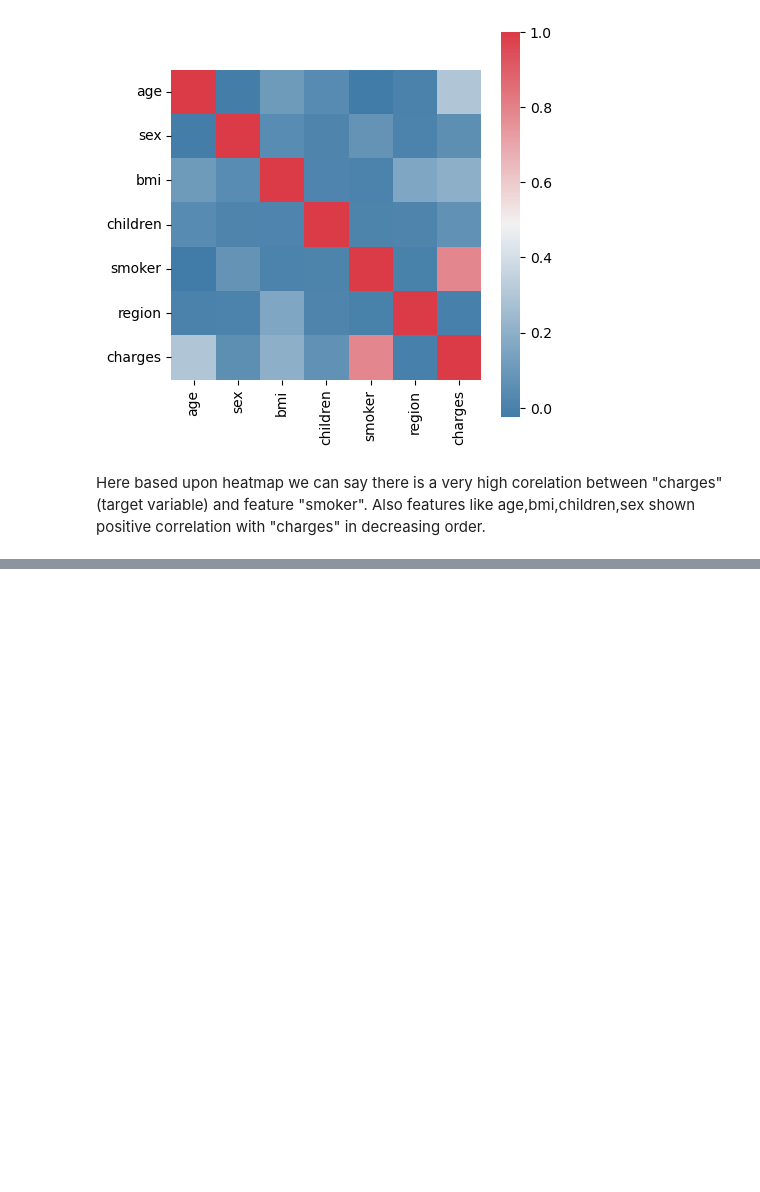
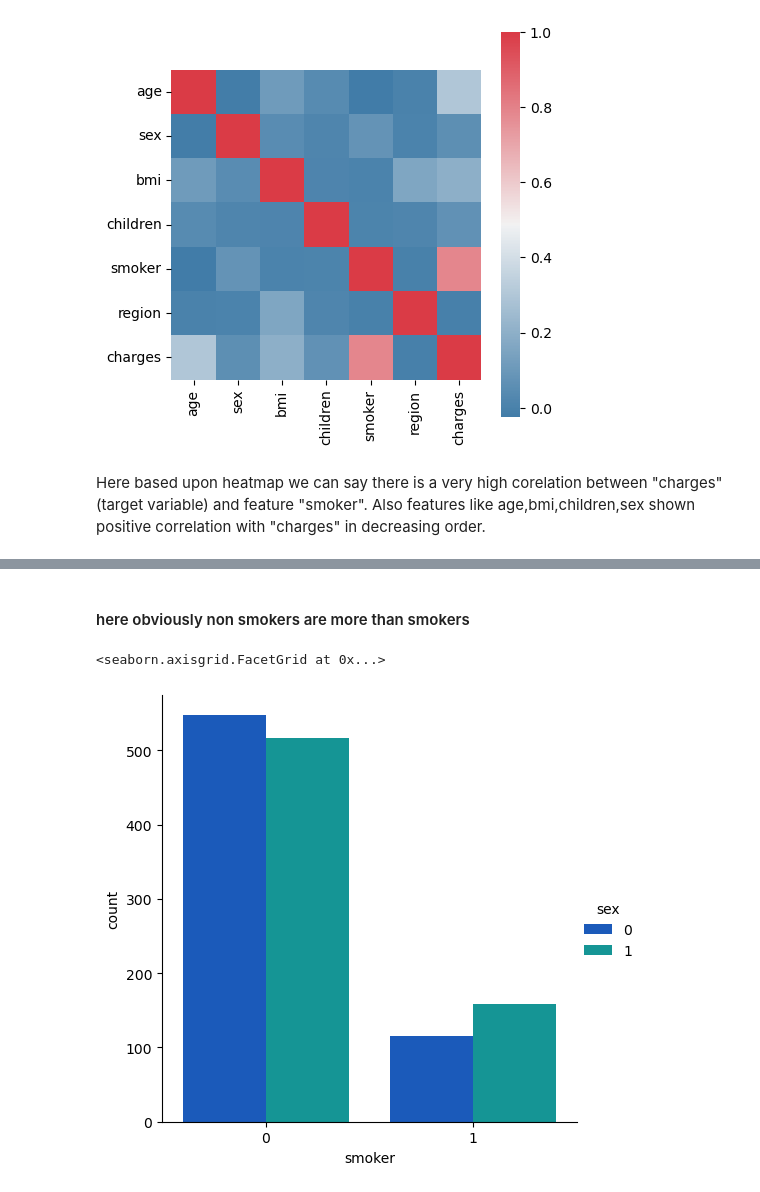
Before and after one commit to BhaveshDwaram/Medical-Insurance--Cost-Prediction, a Jupyter notebook: Medical Insurance Cost Prediction.ipynb, the cells around one changed output, grey strips where cells are left out. Drawn from its saved outputs; the diff is of its cells as text; code cells hidden in the pictures; blank space fills up the shorter version.

```diff
--- a/Medical Insurance Cost Prediction.ipynb
+++ b/Medical Insurance Cost Prediction.ipynb
@@ -204,0 +247,9 @@ Here based upon heatmap we can say there is a very high corelation between "char
+# %% [markdown]
+#### here obviously non smokers are more than smokers
+# %%
+#sea born has catplot which helps to print different types of plot
+# sns.catplot(x="smoker",data=insurance_dataframe,kind="count") this will print count of smokers and non smokers
+sns.catplot(x="smoker",data=insurance_dataframe,kind="count",hue="sex",palette="winter")
+# %% [output]
+<seaborn.axisgrid.FacetGrid at 0x...>
+[figure, added]
```
Also changed, not shown: parts of 25 cells of this notebook.
